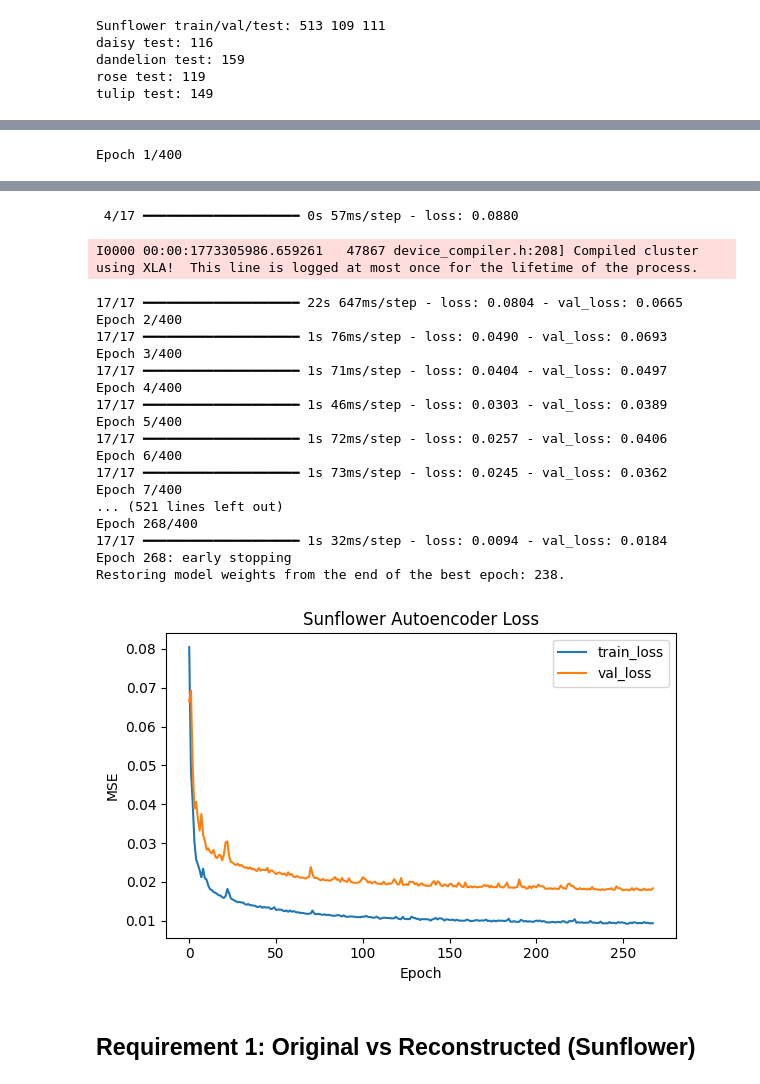
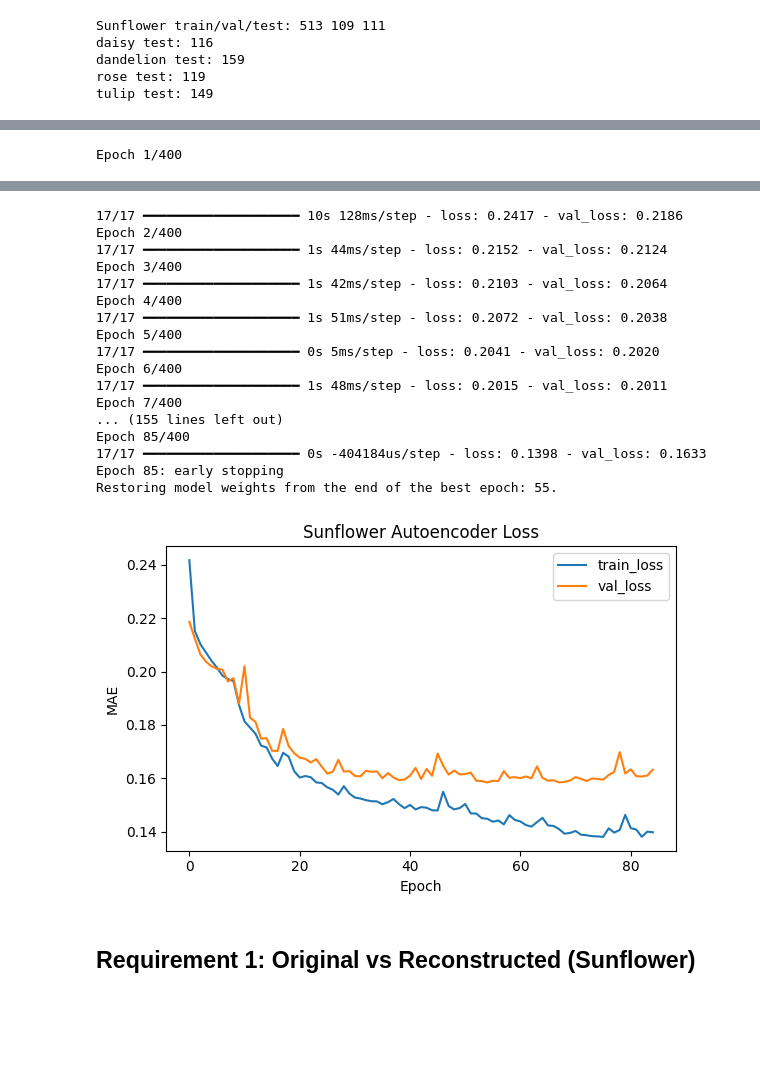
Before and after one commit to adamnelsonarcher/COSC6373, a Jupyter notebook: HW8/Part_B/HW08-PartB_Adam_Nelson-Archer.ipynb, the cells around one changed output, grey strips where cells are left out. Saved outputs shown, nothing was run; the diff lists cells and outputs as text; code cells hidden in the pictures; blank space fills up the shorter version.

```diff
--- a/HW8/Part_B/HW08-PartB_Adam_Nelson-Archer.ipynb
+++ b/HW8/Part_B/HW08-PartB_Adam_Nelson-Archer.ipynb
@@ -158,24 +157,38 @@ I0000 00:00:1773305966.990241   47727 gpu_device.cc:2043] Created device /job:lo
 <_PrefetchDataset element_spec=(TensorSpec(shape=(None, 96, 96, 3), dtype=tf.float32, name=None), TensorSpec(shape=(None, 96, 96, 3), dtype=tf.float32, name=None))>
 <_PrefetchDataset element_spec=(TensorSpec(shape=(None, 96, 96, 3), dtype=tf.float32, name=None), TensorSpec(shape=(None, 96, 96, 3), dtype=tf.float32, name=None))>
 # %%
-def build_conv_autoencoder(img_size: tuple[int, int]):
+
+def build_conv_autoencoder_like_reference(img_size: tuple[int, int]):
     inp = tf.keras.Input(shape=(img_size[0], img_size[1], 3), name="image")
 
-    # Encoder (Increased Capacity)
-    x = tf.keras.layers.Conv2D(32, (3, 3), activation="relu", padding="same", name="enc_conv1")(inp)
+    # GPU-accelerated Data Augmentation
+    aug = tf.keras.layers.RandomFlip("horizontal")(inp)
+    aug = tf.keras.layers.RandomRotation(0.1)(aug)
+    aug = tf.keras.layers.RandomZoom(0.1)(aug)
+
+    # Encoder
+    x = tf.keras.layers.Conv2D(32, (3, 3), activation="relu", padding="same", name="enc_conv1")(aug)
     x = tf.keras.layers.MaxPooling2D((2, 2), padding="same", name="enc_pool1")(x)
 
-    x = tf.keras.layers.Conv2D(16, (3, 3), activation="relu", padding="same", name="enc_conv2")(x)
+    x = tf.keras.layers.Conv2D(32, (3, 3), activation="relu", padding="same", name="enc_conv2")(x)
     x = tf.keras.layers.MaxPooling2D((2, 2), padding="same", name="enc_pool2")(x)
 
-    x = tf.keras.layers.Conv2D(8, (3, 3), activation="relu", padding="same", name="enc_conv3")(x)
-    encoded = tf.keras.layers.MaxPooling2D((2, 2), padding="same", name="encoded")(x)  # Bottleneck is now 12x12x8 = 1152
+    x = tf.keras.layers.Conv2D(16, (3, 3), activation="relu", padding="same", name="enc_conv3")(x)
+    x = tf.keras.layers.MaxPooling2D((2, 2), padding="same", name="enc_pool3")(x)
+    # Shape is 12x12x16 = 2304
 
-    # Decoder (Match Encoder Capacity)
-    x = tf.keras.layers.Conv2D(8, (3, 3), activation="relu", padding="same", name="dec_conv1")(encoded)
+    # Dense Bottleneck for better KDE performance
+    x_flat = tf.keras.layers.Flatten()(x)
+    encoded = tf.keras.layers.Dense(64, activation="relu", name="encoded")(x_flat)
+
+    # Decoder
+    x = tf.keras.layers.Dense(12 * 12 * 16, activation="relu")(encoded)
+    x = tf.keras.layers.Reshape((12, 12, 16))(x)
+
+    x = tf.keras.layers.Conv2D(16, (3, 3), activation="relu", padding="same", name="dec_conv1")(x)
     x = tf.keras.layers.UpSampling2D((2, 2), name="dec_up1")(x)
 
-    x = tf.keras.layers.Conv2D(16, (3, 3), activation="relu", padding="same", name="dec_conv2")(x)
+    x = tf.keras.layers.Conv2D(32, (3, 3), activation="relu", padding="same", name="dec_conv2")(x)
     x = tf.keras.layers.UpSampling2D((2, 2), name="dec_up2")(x)
 
     x = tf.keras.layers.Conv2D(32, (3, 3), activation="relu", padding="same", name="dec_conv3")(x)
@@ -187,15 +200,15 @@ def build_conv_autoencoder(img_size: tuple[int, int]):
     encoder = tf.keras.Model(inp, encoded, name="encoder_replica")
     return autoencoder, encoder
 
-autoencoder, encoder = build_conv_autoencoder(cfg_img_size)
+autoencoder, encoder = build_conv_autoencoder_like_reference(cfg_img_size)
 autoencoder.compile(
     optimizer=tf.keras.optimizers.Adam(learning_rate=0.001),
-    loss="mse",
+    loss="mae",
 )
 
 print("Autoencoder summary:")
 autoencoder.summary()
-print("\nEncoder summary (compressed 12x12x8):")
+print("\nEncoder summary (compressed to 64):")
 encoder.summary()
 # %% [output]
 Autoencoder summary:
@@ -267,7 +280,7 @@ plt.plot(history.history["loss"], label="train_loss")
 plt.plot(history.history["val_loss"], label="val_loss")
 plt.title("Sunflower Autoencoder Loss")
 plt.xlabel("Epoch")
-plt.ylabel("MSE")
+plt.ylabel("MAE")
 plt.legend()
 plt.tight_layout()
 # %% [output]
@@ -279,23 +289,21 @@ I0000 00:00:1773305977.819361   47867 cuda_dnn.cc:461] Loaded cuDNN version 9200
- 4/17 ━━━━━━━━━━━━━━━━━━━━ 0s 57ms/step - loss: 0.0880
+17/17 ━━━━━━━━━━━━━━━━━━━━ 10s 128ms/step - loss: 0.2417 - val_loss: 0.2186
+Epoch 2/400
+17/17 ━━━━━━━━━━━━━━━━━━━━ 1s 44ms/step - loss: 0.2152 - val_loss: 0.2124
+Epoch 3/400
+17/17 ━━━━━━━━━━━━━━━━━━━━ 1s 42ms/step - loss: 0.2103 - val_loss: 0.2064
+Epoch 4/400
+17/17 ━━━━━━━━━━━━━━━━━━━━ 1s 51ms/step - loss: 0.2072 - val_loss: 0.2038
+Epoch 5/400
+17/17 ━━━━━━━━━━━━━━━━━━━━ 0s 5ms/step - loss: 0.2041 - val_loss: 0.2020
+Epoch 6/400
+17/17 ━━━━━━━━━━━━━━━━━━━━ 1s 48ms/step - loss: 0.2015 - val_loss: 0.2011
+Epoch 7/400
+... (155 lines left out)
+Epoch 85/400
+17/17 ━━━━━━━━━━━━━━━━━━━━ 0s -404184us/step - loss: 0.1398 - val_loss: 0.1633
+Epoch 85: early stopping
+Restoring model weights from the end of the best epoch: 55.
-I0000 00:00:1773305986.659261   47867 device_compiler.h:208] Compiled cluster using XLA!  This line is logged at most once for the lifetime of the process.
-17/17 ━━━━━━━━━━━━━━━━━━━━ 22s 647ms/step - loss: 0.0804 - val_loss: 0.0665
-Epoch 2/400
-17/17 ━━━━━━━━━━━━━━━━━━━━ 1s 76ms/step - loss: 0.0490 - val_loss: 0.0693
-Epoch 3/400
-17/17 ━━━━━━━━━━━━━━━━━━━━ 1s 71ms/step - loss: 0.0404 - val_loss: 0.0497
-Epoch 4/400
-17/17 ━━━━━━━━━━━━━━━━━━━━ 1s 46ms/step - loss: 0.0303 - val_loss: 0.0389
-Epoch 5/400
-17/17 ━━━━━━━━━━━━━━━━━━━━ 1s 72ms/step - loss: 0.0257 - val_loss: 0.0406
-Epoch 6/400
-17/17 ━━━━━━━━━━━━━━━━━━━━ 1s 73ms/step - loss: 0.0245 - val_loss: 0.0362
-Epoch 7/400
-... (521 lines left out)
-Epoch 268/400
-17/17 ━━━━━━━━━━━━━━━━━━━━ 1s 32ms/step - loss: 0.0094 - val_loss: 0.0184
-Epoch 268: early stopping
-Restoring model weights from the end of the best epoch: 238.
-[figure, old version]
+[figure, new version]
 # %% [markdown]
 ## Requirement 1: Original vs Reconstructed (Sunflower)
 # %%
```
Also changed, not shown: parts of 9 cells of this notebook, 4 other files.
